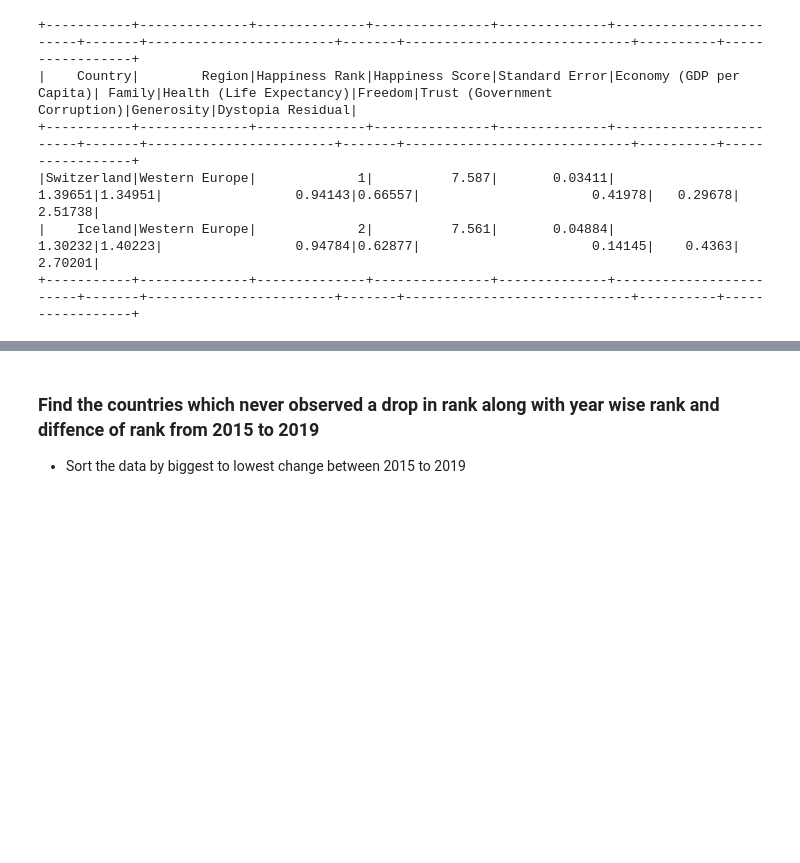
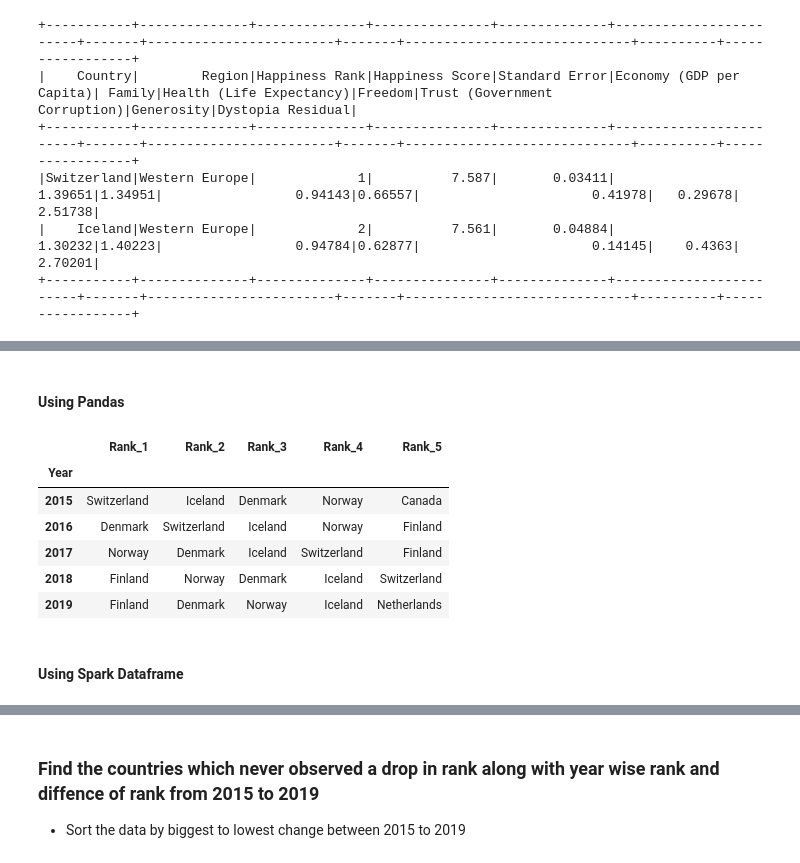
Before and after one commit to abhi011097/Reporting_Spark_-_Sql, a Jupyter notebook: World_Happiness_Report|Pyspark|Pandas|Sql.ipynb, the cells around one changed output, grey strips where cells are left out. Saved outputs shown, nothing was run; the diff lists cells and outputs as text; code cells hidden in the pictures; blank space fills up the shorter version.

```diff
--- a/World_Happiness_Report|Pyspark|Pandas|Sql.ipynb
+++ b/World_Happiness_Report|Pyspark|Pandas|Sql.ipynb
@@ -116,0 +263,25 @@ spark.sql("Select * from spark_tbl_15 limit 2").show(2)
+# %% [markdown]
+#### Using Pandas
+# %%
+temp_res=pd.concat([
+    pandas_df_15[['Country','Happiness Rank']].assign(Year='2015').rename(columns={'Happiness Rank':'Rank'}),
+    pandas_df_16[['Country','Happiness Rank']].assign(Year='2016').rename(columns={'Happiness Rank':'Rank'}),
+    pandas_df_17[['Country','Happiness.Rank']].assign(Year='2017').rename(columns={'Happiness.Rank':'Rank'}),
+    pandas_df_18[['Country or region','Overall rank']].assign(Year='2018').rename(columns={'Country or region':'Country','Overall rank':'Rank'}),
+    pandas_df_19[['Country or region','Overall rank']].assign(Year='2019').rename(columns={'Country or region':'Country','Overall rank':'Rank'})
+        ])
+
+temp_res[temp_res['Rank']<=5]\
+    .pivot(index='Year', columns='Rank', values='Country')\
+    .rename(columns={1:'Rank_1',2:'Rank_2',3:'Rank_3',4:'Rank_4',5:'Rank_5'})\
+    .rename_axis(None, axis=1)
+# %% [output]
+|  | Rank_1 | Rank_2 | Rank_3 | Rank_4 | Rank_5 |
+| Year |  |  |  |  |  |
+| 2015 | Switzerland | Iceland | Denmark | Norway | Canada |
+| 2016 | Denmark | Switzerland | Iceland | Norway | Finland |
+| 2017 | Norway | Denmark | Iceland | Switzerland | Finland |
+| 2018 | Finland | Norway | Denmark | Iceland | Switzerland |
+| 2019 | Finland | Denmark | Norway | Iceland | Netherlands |
+# %% [markdown]
+#### Using Spark Dataframe
```
Also changed, not shown: parts of 33 cells of this notebook.
